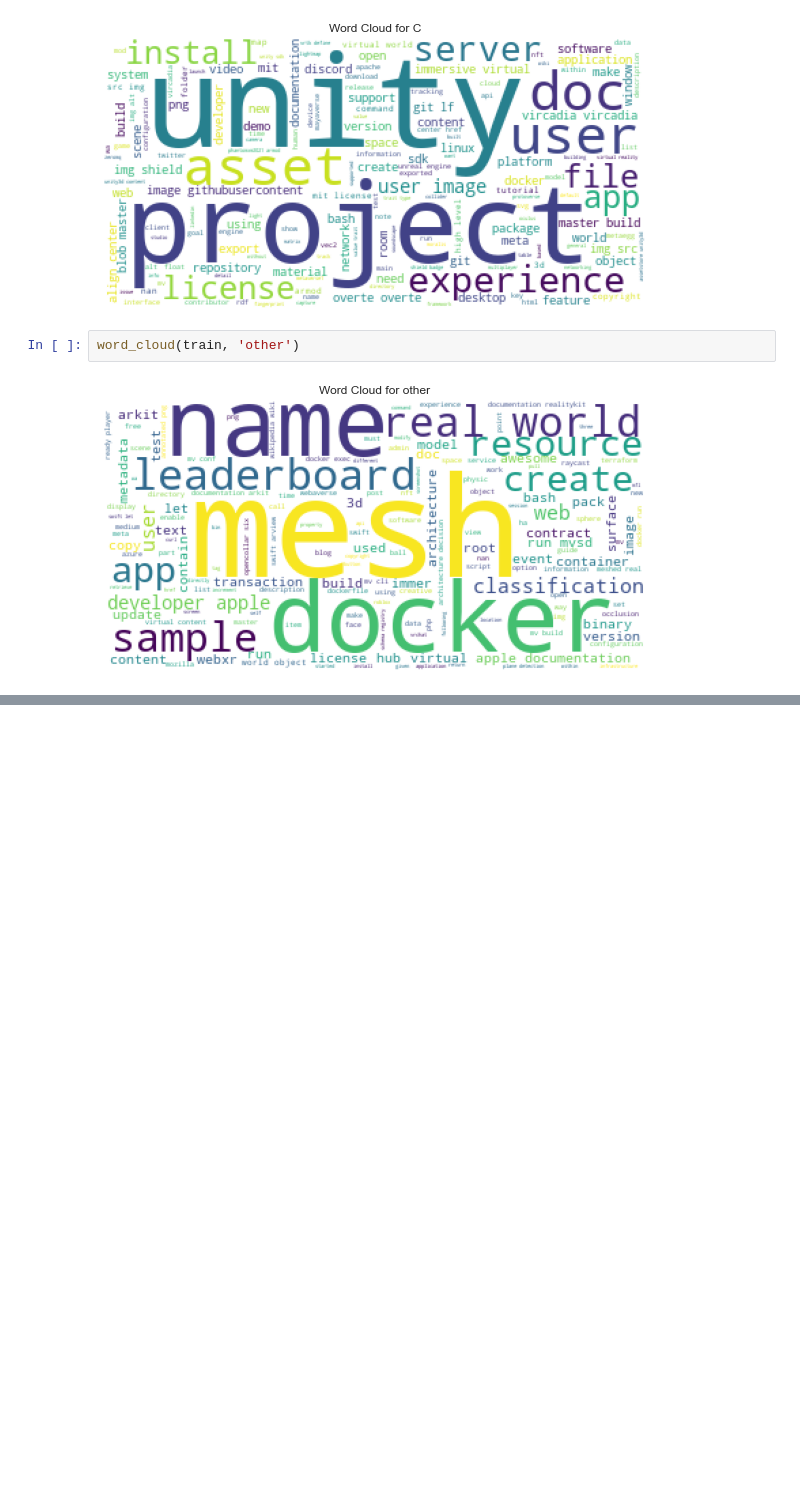
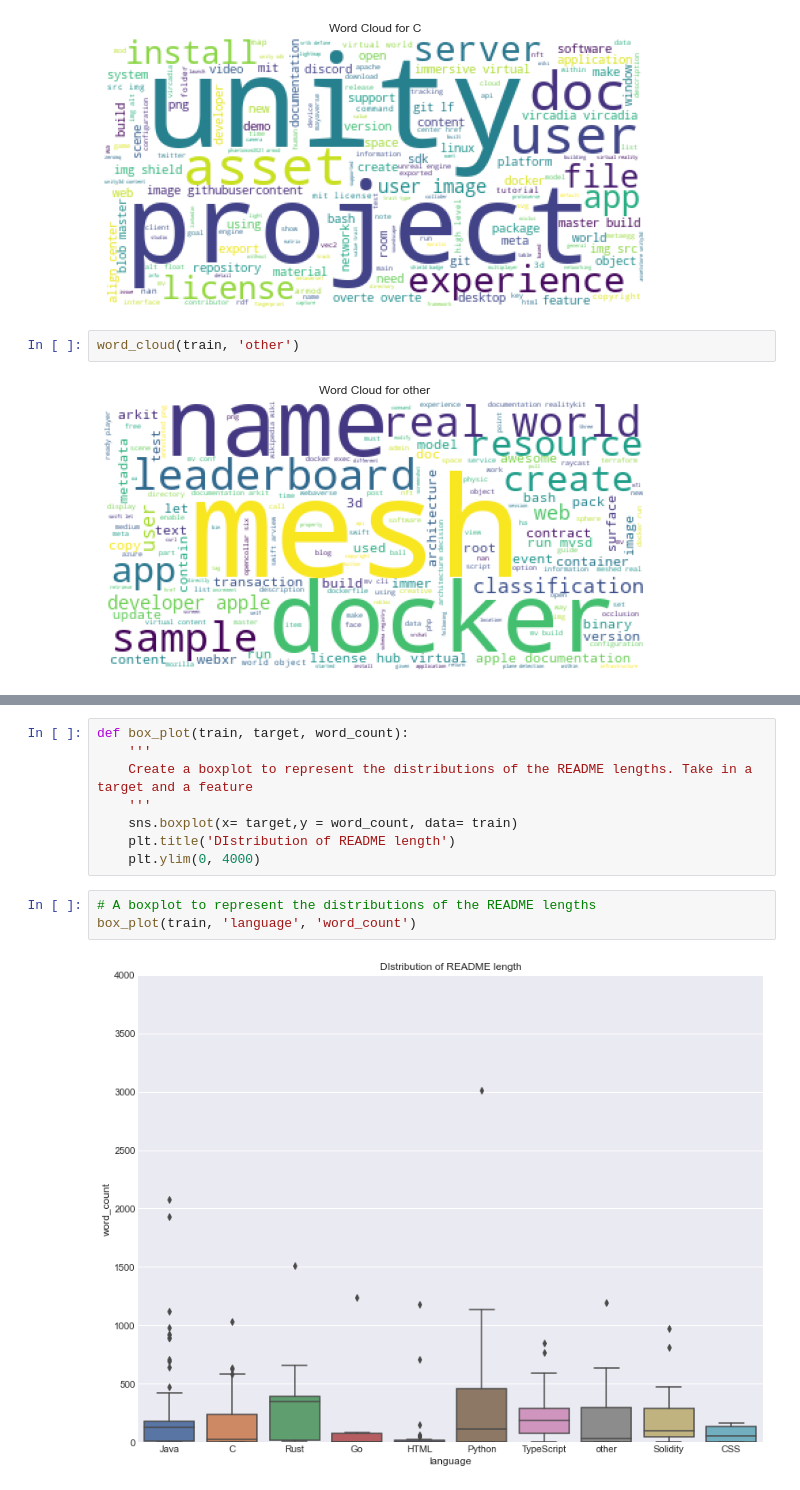
Before and after one commit to MBM-nlp/github_classification_project, a Jupyter notebook: prepare_explore_bg.ipynb, the cells around one changed output, grey strips where cells are left out. Cells and saved outputs as stored; diff of their text form; blank space fills up the shorter version.

```diff
--- a/prepare_explore_bg.ipynb
+++ b/prepare_explore_bg.ipynb
@@ -664,0 +834,13 @@ word_cloud(train, 'other')
+# %%
+def box_plot(train, target, word_count):
+    '''
+    Create a boxplot to represent the distributions of the README lengths. Take in a target and a feature
+    '''
+    sns.boxplot(x= target,y = word_count, data= train)
+    plt.title('DIstribution of README length')
+    plt.ylim(0, 4000)
+# %%
+# A boxplot to represent the distributions of the README lengths
+box_plot(train, 'language', 'word_count')
+# %% [output]
+[figure, added]
```
Also changed, not shown: parts of 23 cells of this notebook.
